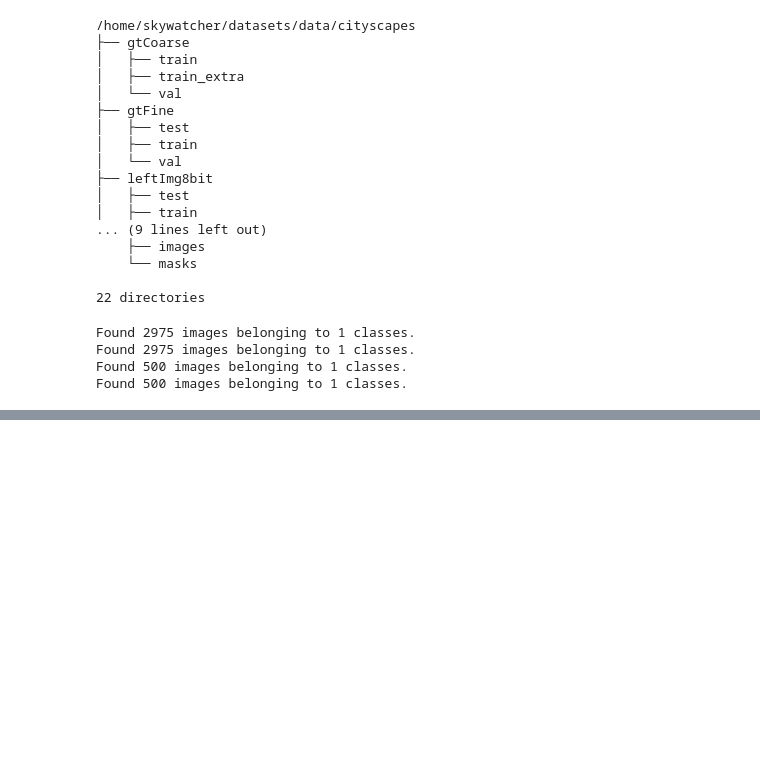
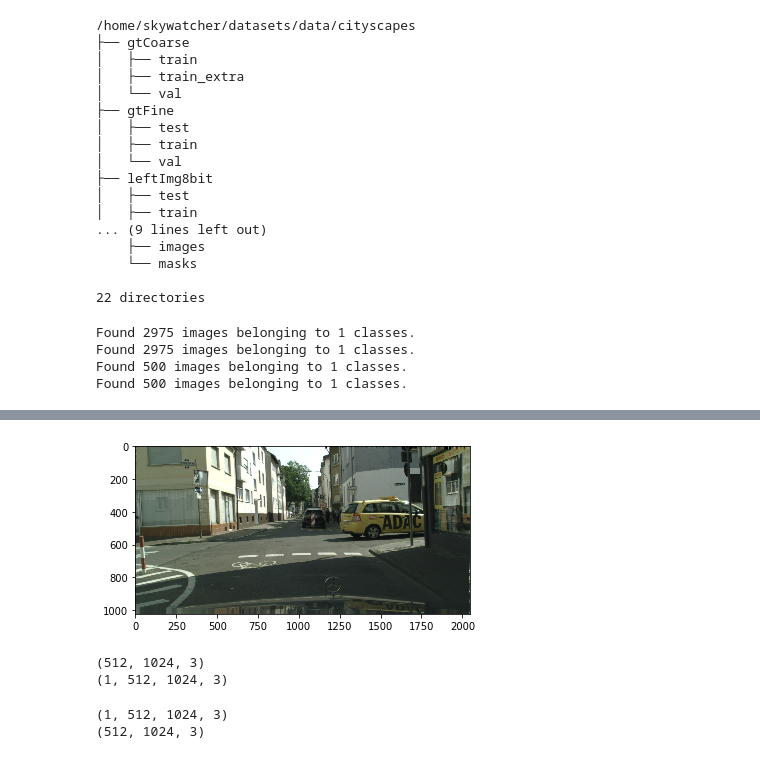
Before and after one commit to SkyWa7ch3r/ImageSegmentation, a Jupyter notebook: cityscapes_import.ipynb, the cells around one changed output, grey strips where cells are left out. Cells and saved outputs as stored; diff of their text form; code cells hidden in the pictures; blank space fills up the shorter version.

```diff
--- a/cityscapes_import.ipynb
+++ b/cityscapes_import.ipynb
@@ -288,0 +343,29 @@ tf.keras.utils.plot_model(fastscnn, show_layer_names=True, show_shapes=True)
+# %%
+%matplotlib inline
+import matplotlib.pyplot as plt
+import matplotlib.image as mpimg
+from PIL import Image
+
+im = mpimg.imread("/home/skywatcher/datasets/data/cityscapes/leftImg8bit/val/frankfurt/frankfurt_000000_000294_leftImg8bit.png")
+plt.imshow(im)
+
+image = Image.open("/home/skywatcher/datasets/data/cityscapes/leftImg8bit/val/frankfurt/frankfurt_000000_000294_leftImg8bit.png")
+image = image.resize((1024,512))
+img_array = keras.preprocessing.image.img_to_array(image)
+# %% [output]
+[figure, added]
+# %%
+print(img_array.shape)
+img_array = np.expand_dims(img_array, axis=0)
+print(img_array.shape)
+# %% [output]
+(512, 1024, 3)
+(1, 512, 1024, 3)
+# %%
+img_predict = fastscnn.predict(img_array)*255
+print(img_predict.shape)
+img_predict = np.squeeze(img_predict, axis=0)
+print(img_predict.shape)
+# %% [output]
+(1, 512, 1024, 3)
+(512, 1024, 3)
```
Also changed, not shown: parts of 11 cells of this notebook, 6 other files.
